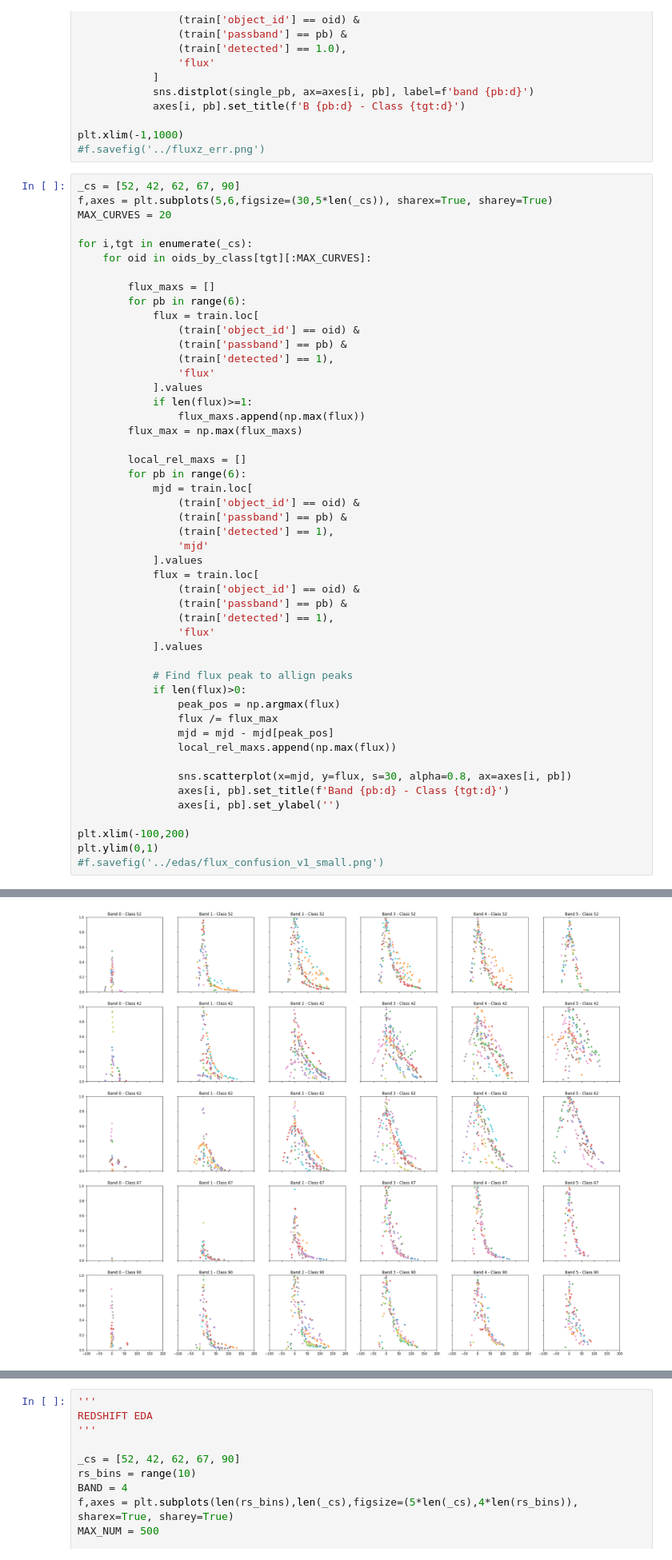
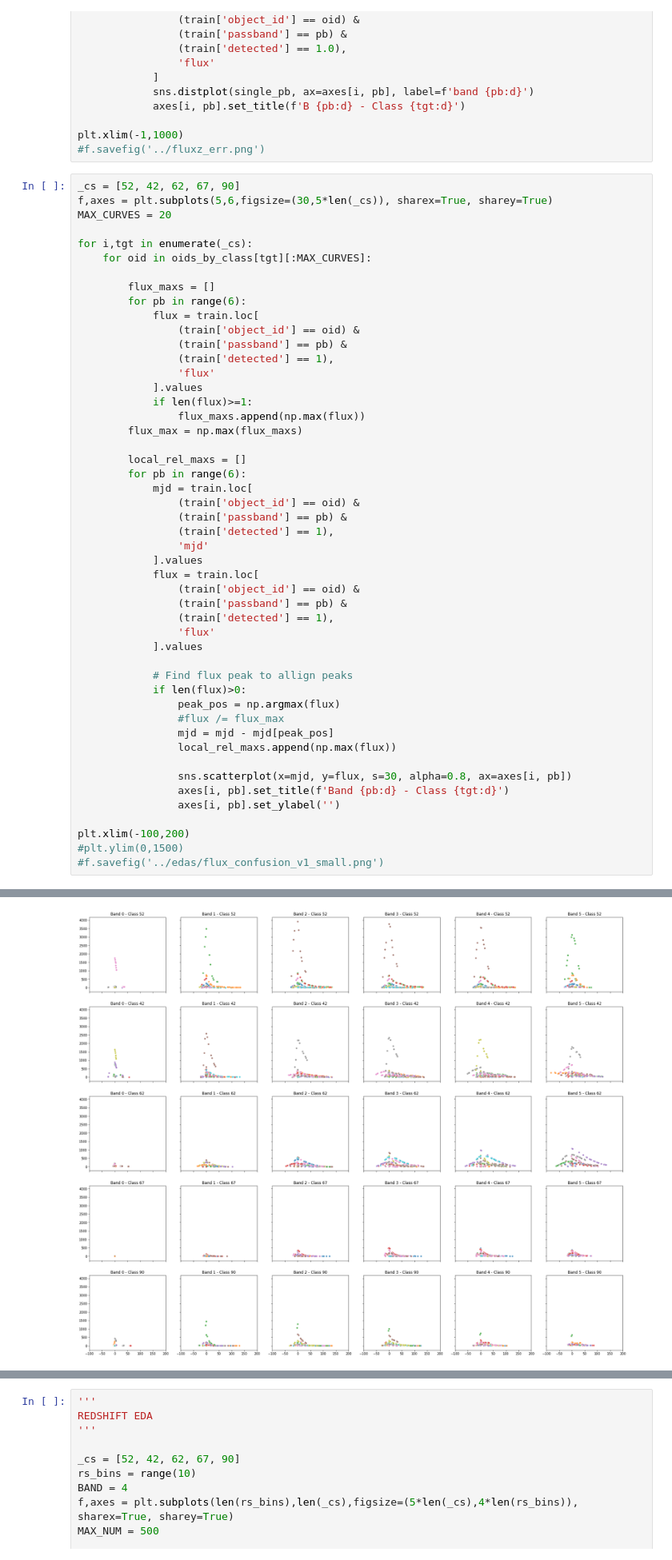
Before and after one commit to miguel-rita/remote_two, a Jupyter notebook: notebooks/confusion_study.ipynb, the cells around one changed output, grey strips where cells are left out. Shown at 80% size. Drawn from its saved outputs; the diff is of its cells as text.

```diff
--- a/notebooks/confusion_study.ipynb
+++ b/notebooks/confusion_study.ipynb
@@ -76,7 +76,7 @@ for i,tgt in enumerate(_cs):
             # Find flux peak to allign peaks
             if len(flux)>0:
                 peak_pos = np.argmax(flux)
-                flux /= flux_max
+                #flux /= flux_max
                 mjd = mjd - mjd[peak_pos]
                 local_rel_maxs.append(np.max(flux))
 
@@ -85,6 +85,6 @@ for i,tgt in enumerate(_cs):
                 axes[i, pb].set_ylabel('')
 
 plt.xlim(-100,200)
-plt.ylim(0,1)
+#plt.ylim(0,1500)
 #f.savefig('../edas/flux_confusion_v1_small.png')
 # %% [output]
@@ -92 +92 @@ plt.ylim(0,1)
-[figure, old version]
+[figure, new version]
```
Also changed, not shown: parts of 4 cells of this notebook, 47 other files.
